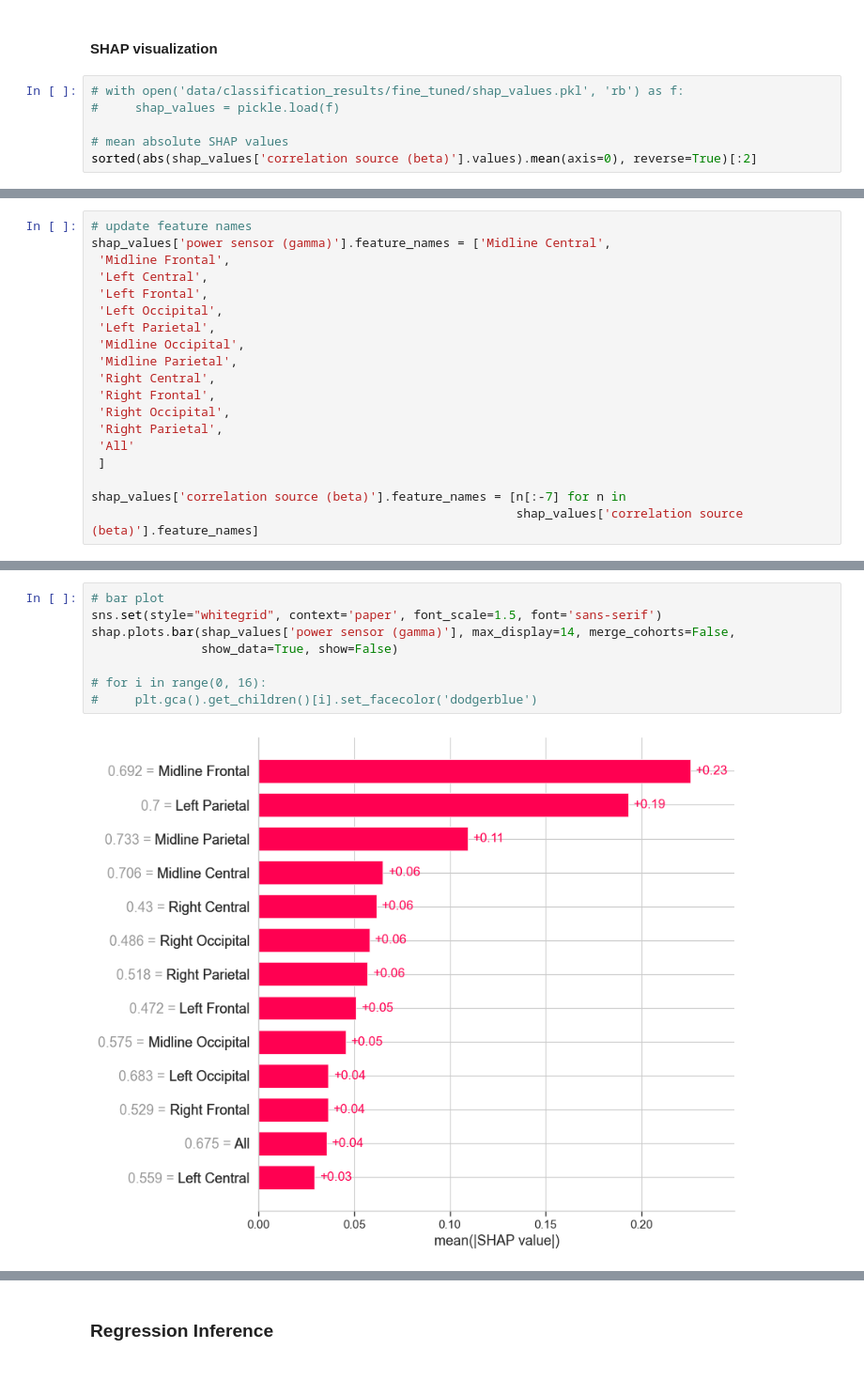
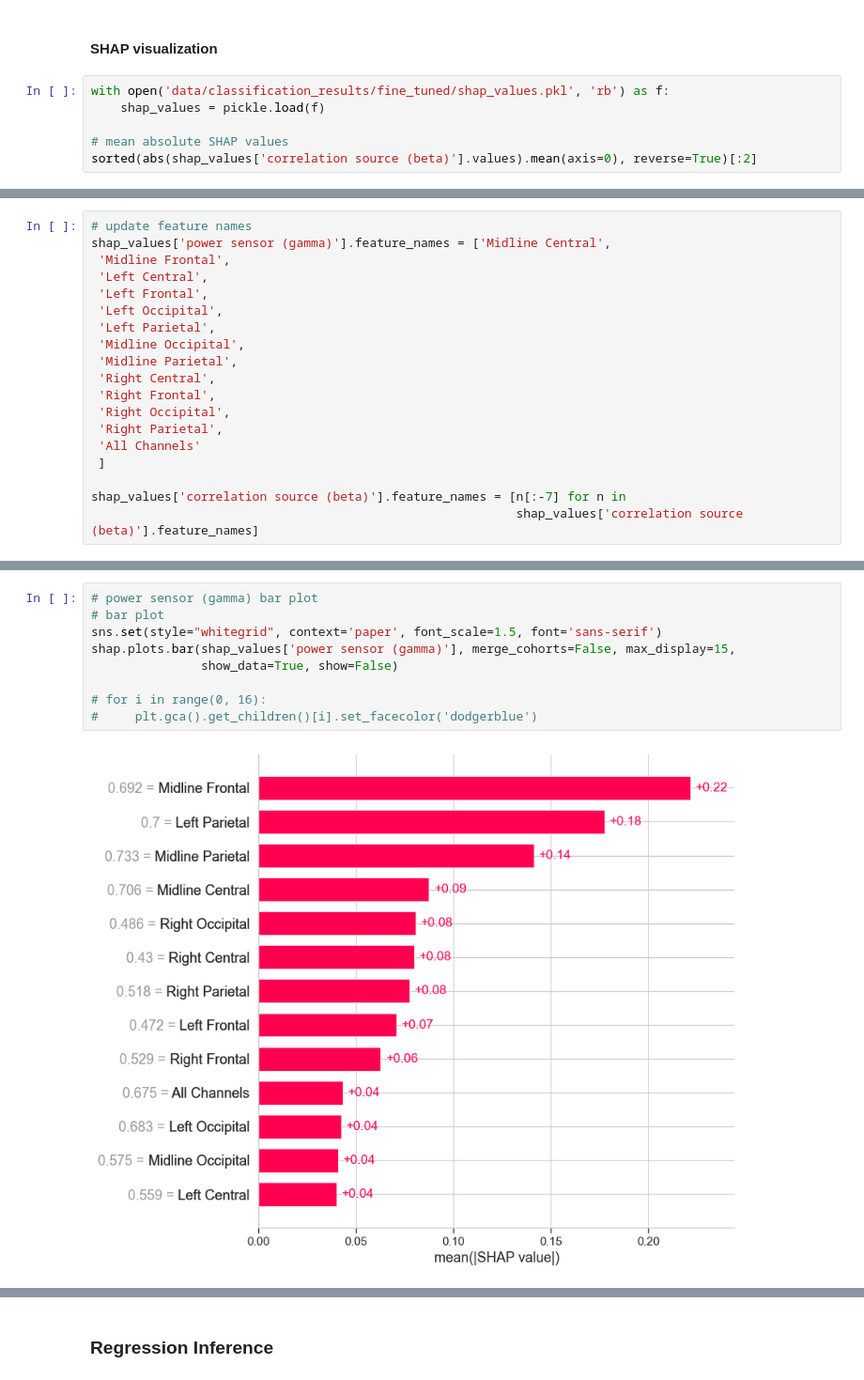
Before and after one commit to Yeganehfrh/SugNet, a Jupyter notebook: notebooks/nested_cross_validation.ipynb, the cells around one changed output, grey strips where cells are left out. Shown at 94% size. Cells and saved outputs as stored; diff of their text form.

Commit message:
update shap bar plots to include shap values and data average values on the plot.

```diff
--- a/notebooks/nested_cross_validation.ipynb
+++ b/notebooks/nested_cross_validation.ipynb
@@ -573,8 +573,8 @@ for m in models:
 # %% [markdown]
 #### SHAP visualization
 # %%
-# with open('data/classification_results/fine_tuned/shap_values.pkl', 'rb') as f:
-#     shap_values = pickle.load(f)
+with open('data/classification_results/fine_tuned/shap_values.pkl', 'rb') as f:
+    shap_values = pickle.load(f)
 
 # mean absolute SHAP values
 sorted(abs(shap_values['correlation source (beta)'].values).mean(axis=0), reverse=True)[:2]
@@ -594,7 +594,7 @@ shap_values['power sensor (gamma)'].feature_names = ['Midline Central',
  'Right Frontal',
  'Right Occipital',
  'Right Parietal',
- 'All'
+ 'All Channels'
  ]
 
 shap_values['correlation source (beta)'].feature_names = [n[:-7] for n in
@@ -606,10 +602,11 @@ shap.summary_plot(shap_values['correlation source (beta)'], plot_type='bar', max
 # %%
+# power sensor (gamma) bar plot
 # bar plot
 sns.set(style="whitegrid", context='paper', font_scale=1.5, font='sans-serif')
-shap.plots.bar(shap_values['power sensor (gamma)'], max_display=14, merge_cohorts=False,
+shap.plots.bar(shap_values['power sensor (gamma)'], merge_cohorts=False, max_display=15,
                show_data=True, show=False)
 
 # for i in range(0, 16):
 #     plt.gca().get_children()[i].set_facecolor('dodgerblue')
 # %% [output]
-[figure, old version]
+[figure, new version]
```
Also changed, not shown: parts of 4 cells of this notebook.
